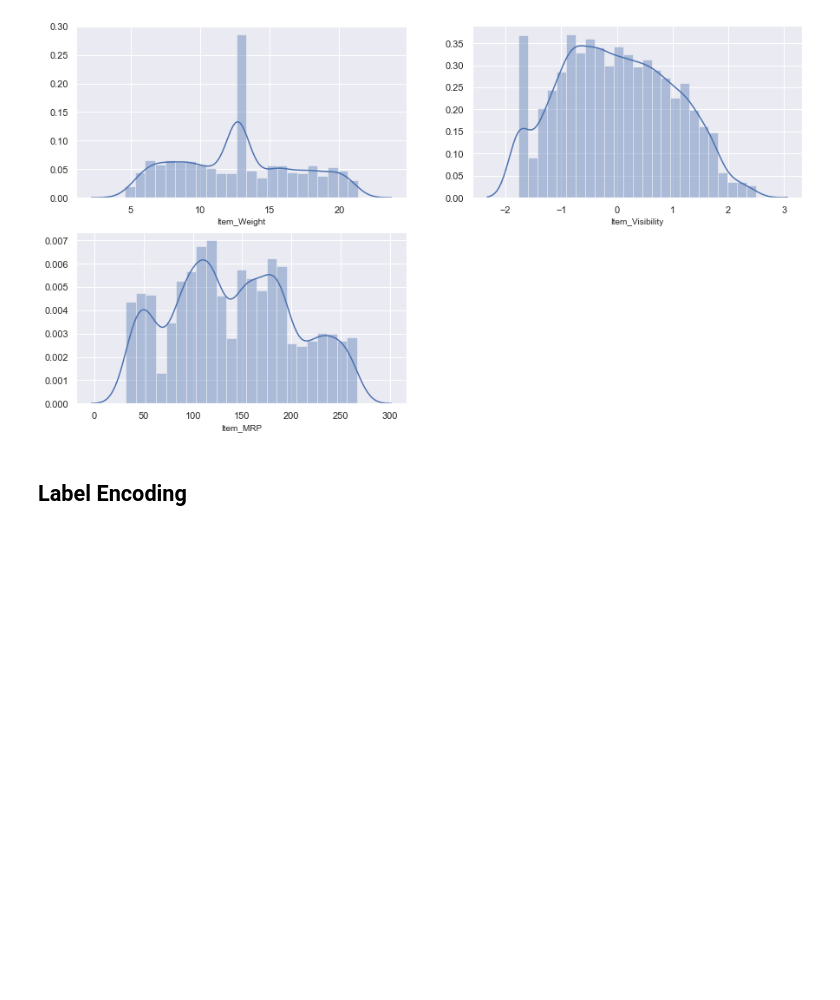
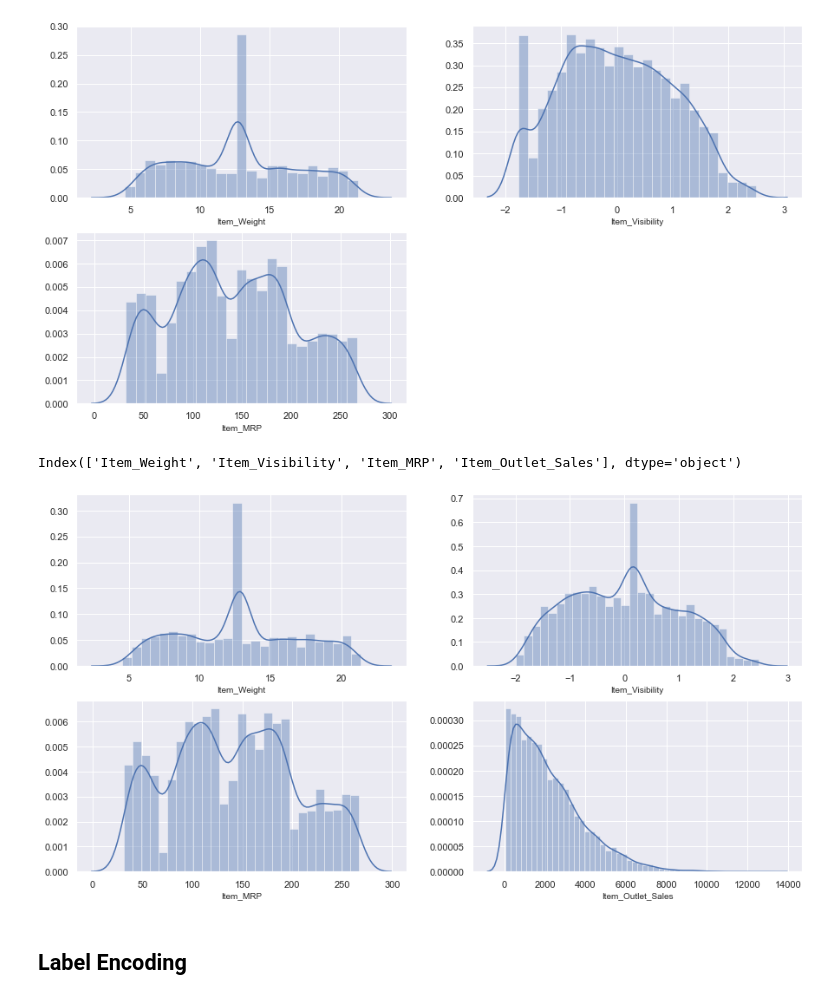
Before and after one commit to Lbisen-max/Miscellaneous, a Jupyter notebook: Big Data Mart Sales Problem Project -6.ipynb, the cells around one changed output. Cells and saved outputs as stored; diff of their text form; code cells hidden in the pictures; blank space fills up the shorter version.

```diff
--- a/Big Data Mart Sales Problem Project -6.ipynb
+++ b/Big Data Mart Sales Problem Project -6.ipynb
@@ -377,6 +381,23 @@ for i in df_test_numeric2:
 plt.show()
 # %% [output]
 [figure]
+# %%
+df_train_numeric3 = df_train.select_dtypes(include=['int','float'])
+df_train_numeric3.columns
+# %% [output]
+Index(['Item_Weight', 'Item_Visibility', 'Item_MRP', 'Item_Outlet_Sales'], dtype='object')
+# %%
+plt.figure(figsize=(15,8))
+pltnumber = 1
+for i in df_train_numeric3:
+    if pltnumber<=4:
+        plt.subplot(2,2,pltnumber)
+        sns.distplot(df_train_numeric3[i])
+        plt.xlabel(i,fontsize=10)
+        pltnumber+=1
+plt.show()
+# %% [output]
+[figure, added]
 # %% [markdown]
 ## Label Encoding
 # %%
```
Also changed, not shown: parts of 41 cells of this notebook.
